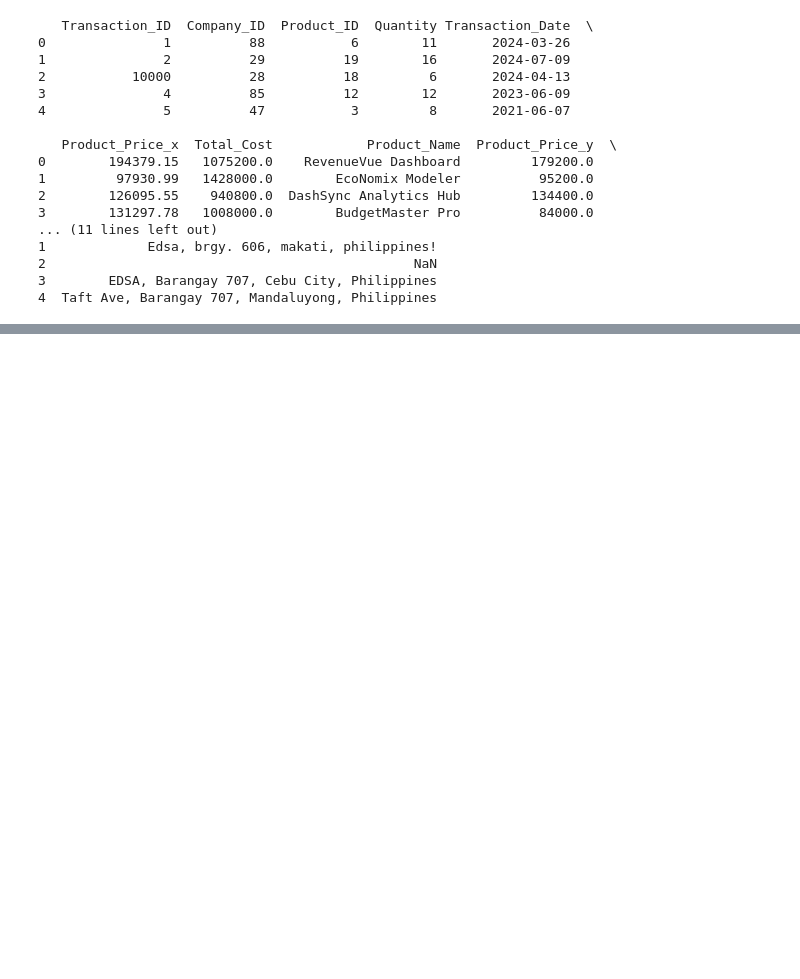
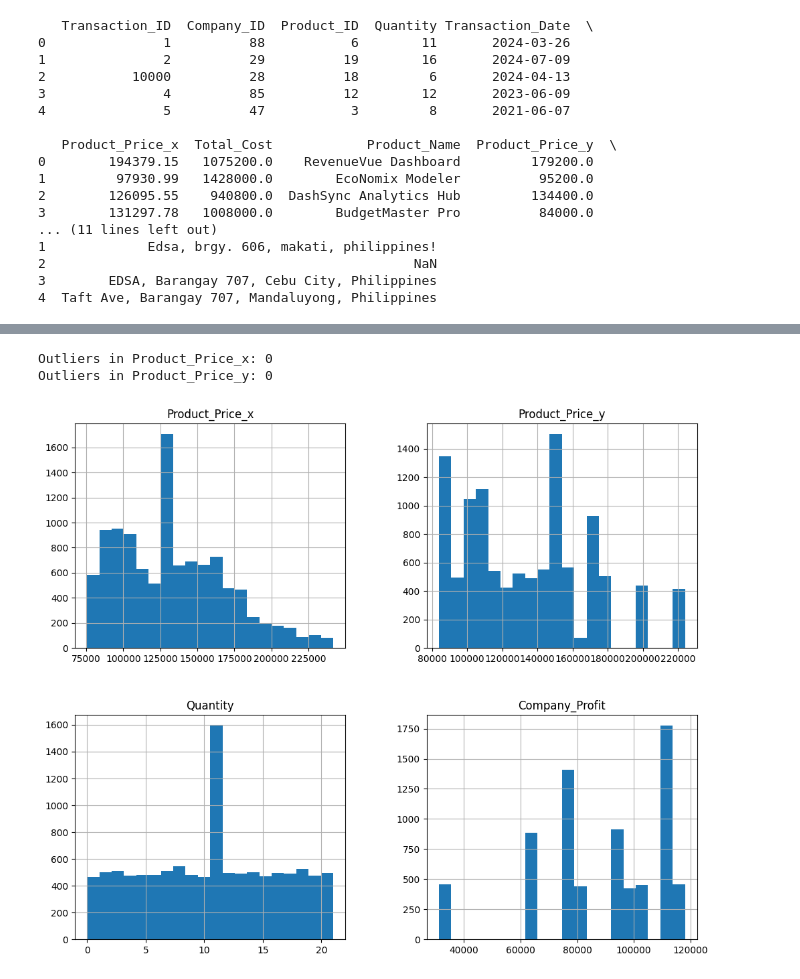
Before and after one commit to atrabaja/MachineLearning_FinMark, a Jupyter notebook: MS1.ipynb, the cells around one changed output, grey strips where cells are left out. Saved outputs shown, nothing was run; the diff lists cells and outputs as text; code cells hidden in the pictures; blank space fills up the shorter version.

```diff
--- a/MS1.ipynb
+++ b/MS1.ipynb
@@ -566,0 +542,9 @@ dtype: object
+# %%
+# Check for missing values
+print(final_merged_data.isnull().sum())
+
+# Fill missing values in 'Product_Price_y' with 'Product_Price_x' (since they seem related)
+final_merged_data['Product_Price_y'] = final_merged_data['Product_Price_y'].fillna(final_merged_data['Product_Price_x'])
+
+# Check if there are any remaining missing values
+print(final_merged_data.isnull().sum())
@@ -566,0 +569,40 @@ dtype: object
+# %%
+# Calculate IQR for Product_Price_x and Product_Price_y
+Q1_x = final_merged_data['Product_Price_x'].quantile(0.25)
+Q3_x = final_merged_data['Product_Price_x'].quantile(0.75)
+IQR_x = Q3_x - Q1_x
+
+Q1_y = final_merged_data['Product_Price_y'].quantile(0.25)
+Q3_y = final_merged_data['Product_Price_y'].quantile(0.75)
+IQR_y = Q3_y - Q1_y
+
+# Define lower and upper bounds for outliers
+lower_bound_x = Q1_x - 1.5 * IQR_x
+upper_bound_x = Q3_x + 1.5 * IQR_x
+
+lower_bound_y = Q1_y - 1.5 * IQR_y
+upper_bound_y = Q3_y + 1.5 * IQR_y
+
+# Filter the data to find outliers
+outliers_x = final_merged_data[(final_merged_data['Product_Price_x'] < lower_bound_x) |
+                               (final_merged_data['Product_Price_x'] > upper_bound_x)]
+outliers_y = final_merged_data[(final_merged_data['Product_Price_y'] < lower_bound_y) |
+                               (final_merged_data['Product_Price_y'] > upper_bound_y)]
+
+# Remove outliers if needed
+final_merged_data = final_merged_data[~final_merged_data.index.isin(outliers_x.index)]
+final_merged_data = final_merged_data[~final_merged_data.index.isin(outliers_y.index)]
+
+# Verify outliers removal
+print(f"Outliers in Product_Price_x: {outliers_x.shape[0]}")
+print(f"Outliers in Product_Price_y: {outliers_y.shape[0]}")
+# %% [output]
+Outliers in Product_Price_x: 0
+Outliers in Product_Price_y: 0
+# %%
+# EDA
+# Histograms for numerical data
+final_merged_data[['Product_Price_x', 'Product_Price_y', 'Quantity', 'Company_Profit']].hist(bins=20, figsize=(12, 10))
+plt.show()
+# %% [output]
+[figure, added]
```
Also changed, not shown: parts of 7 cells of this notebook.
